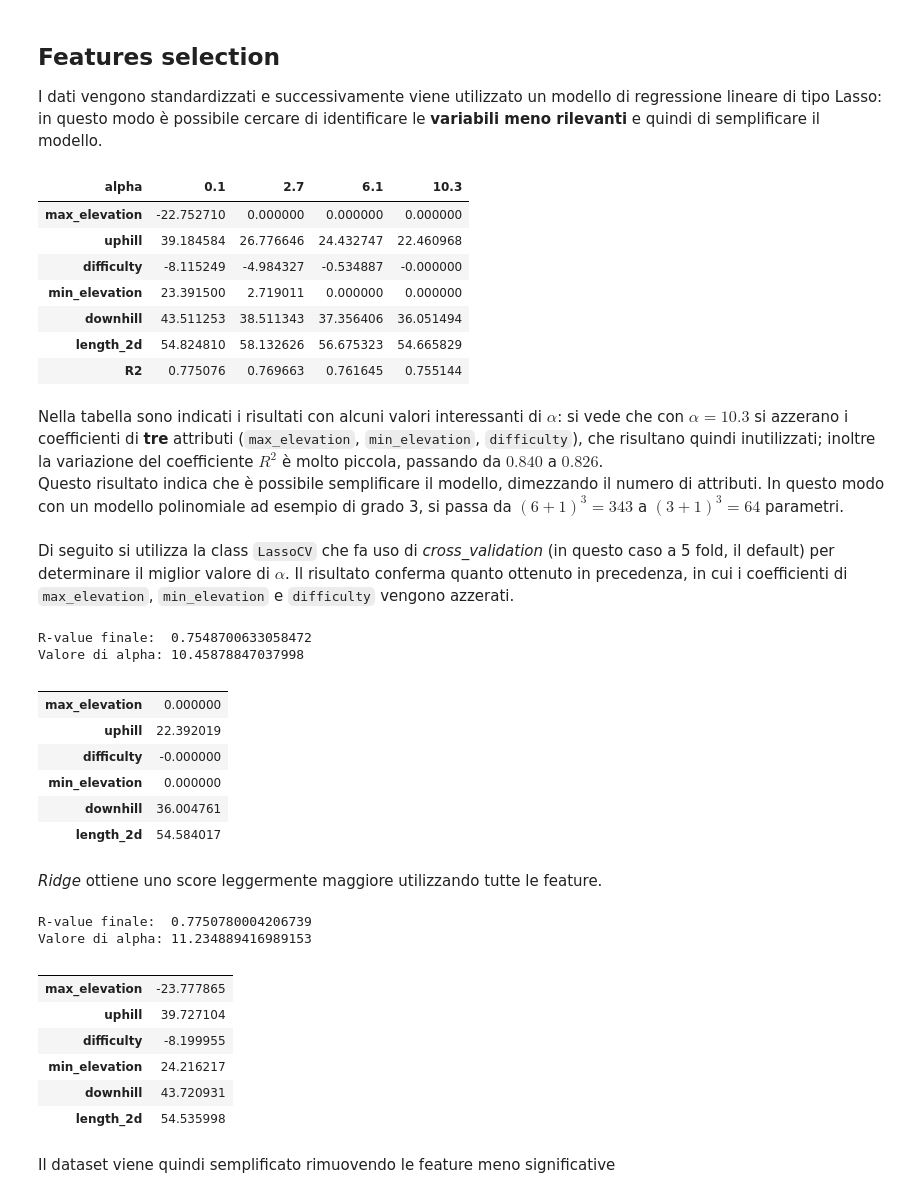
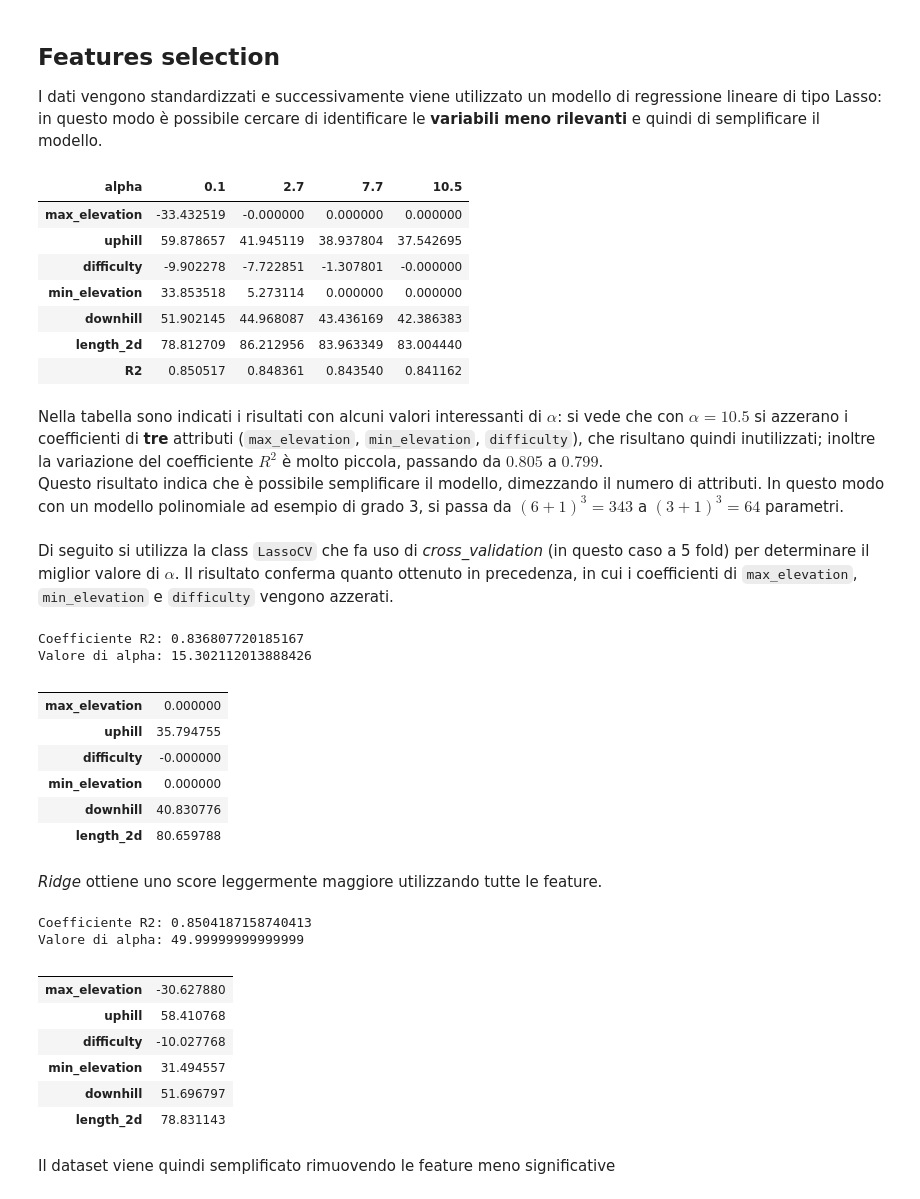
Before and after one commit to Carlovan/hiking-time-predictor, a Jupyter notebook: Progetto.ipynb, the cells around one changed output. Saved outputs shown, nothing was run; the diff lists cells and outputs as text; code cells hidden in the pictures.

```diff
--- a/Progetto.ipynb
+++ b/Progetto.ipynb
@@ -225,3 +225,5 @@ Rimosse 39 istanze
+# %%
+data_clean = data.copy()
 # %% [markdown]
 La variabile dipendente viene separata dalle altre
 # %%
@@ -233,5 +233,3 @@ Una parte del dataset viene salvata separatamente per essere utilizzata come _te
-# %%
-X_tmp, X_test, y, y_test = train_test_split(X_all, y_all, test_size=1/4, shuffle=True, random_state=42)
 # %%
 def ds_split(X, y, **kwargs):
     '''Semplice funzione che suddivide il dataset in train e test set;
@@ -258,92 +240,92 @@ def ds_split(X, y, **kwargs):
 ## Features selection
 I dati vengono standardizzati e successivamente viene utilizzato un modello di regressione lineare di tipo Lasso: in questo modo è possibile cercare di identificare le **variabili meno rilevanti** e quindi di semplificare il modello.
 # %%
-X_train, X_val, y_train, y_val = ds_split(X_tmp, y)
+X_train, X_val, y_train, y_val = ds_split(X_all, y_all)
 
-# Un semplice modello di regressione lineare
+# Un semplice modello di regressione lineare che utilizza Lasso per selezionare le feature interessanti
 lasso_model = Pipeline([
     ('scaler', StandardScaler()),
     ('linreg', Lasso(max_iter=1000))
 ])
 
 def test_model(alpha):
     ''' Addestra il modello con il valore specificato di 'alpha'.
         Restituisce una serie con i coefficienti appresi e il coefficiente R2 del modello'''
     lasso_model.named_steps['linreg'].set_params(alpha=alpha)
     lasso_model.fit(X_train, y_train)
     coeff = lasso_model.named_steps['linreg'].coef_
     r2 = lasso_model.score(X_val, y_val)
     return pd.Series(np.append(coeff, r2), index=alpha_test.index)
 
 # Dataframe per contenere i risultati di vari test effettuati
-alpha_test = pd.DataFrame([], index=np.append(X_tmp.columns, 'R2'))
+alpha_test = pd.DataFrame([], index=np.append(X_train.columns, 'R2'))
 alpha_test.columns.name = 'alpha'
 
-alpha_values = [0.1, 2.7, 6.1, 10.3]
+alpha_values = [0.1, 2.7, 7.7, 10.5]
 for a in alpha_values:
     alpha_test[a] = test_model(a)
 display(alpha_test.style.apply(highlight_zero))
 # %% [output]
-| alpha | 0.1 | 2.7 | 6.1 | 10.3 |
-| max_elevation | -22.752710 | 0.000000 | 0.000000 | 0.000000 |
-| uphill | 39.184584 | 26.776646 | 24.432747 | 22.460968 |
-| difficulty | -8.115249 | -4.984327 | -0.534887 | -0.000000 |
-| min_elevation | 23.391500 | 2.719011 | 0.000000 | 0.000000 |
-| downhill | 43.511253 | 38.511343 | 37.356406 | 36.051494 |
-| length_2d | 54.824810 | 58.132626 | 56.675323 | 54.665829 |
-| R2 | 0.775076 | 0.769663 | 0.761645 | 0.755144 |
+| alpha | 0.1 | 2.7 | 7.7 | 10.5 |
+| max_elevation | -33.432519 | -0.000000 | 0.000000 | 0.000000 |
+| uphill | 59.878657 | 41.945119 | 38.937804 | 37.542695 |
+| difficulty | -9.902278 | -7.722851 | -1.307801 | -0.000000 |
+| min_elevation | 33.853518 | 5.273114 | 0.000000 | 0.000000 |
+| downhill | 51.902145 | 44.968087 | 43.436169 | 42.386383 |
+| length_2d | 78.812709 | 86.212956 | 83.963349 | 83.004440 |
+| R2 | 0.850517 | 0.848361 | 0.843540 | 0.841162 |
 # %% [markdown]
-Nella tabella sono indicati i risultati con alcuni valori interessanti di $\alpha$: si vede che con $\alpha = 10.3$ si azzerano i coefficienti di **tre** attributi (`max_elevation`, `min_elevation`, `difficulty`), che risultano quindi inutilizzati; inoltre la variazione del coefficiente $R^2$ è molto piccola, passando da $0.840$ a $0.826$.
+Nella tabella sono indicati i risultati con alcuni valori interessanti di $\alpha$: si vede che con $\alpha = 10.5$ si azzerano i coefficienti di **tre** attributi (`max_elevation`, `min_elevation`, `difficulty`), che risultano quindi inutilizzati; inoltre la variazione del coefficiente $R^2$ è molto piccola, passando da $0.805$ a $0.799$.
 Questo risultato indica che è possibile semplificare il modello, dimezzando il numero di attributi. In questo modo con un modello polinomiale ad esempio di grado 3, si passa da $(6+1)^3 = 343$ a $(3+1)^3 = 64$ parametri.
 # %% [markdown]
-Di seguito si utilizza la class `LassoCV` che fa uso di _cross_validation_ (in questo caso a 5 fold, il default) per determinare il miglior valore di $\alpha$. Il risultato conferma quanto ottenuto in precedenza, in cui i coefficienti di `max_elevation`, `min_elevation` e `difficulty` vengono azzerati.
+Di seguito si utilizza la class `LassoCV` che fa uso di _cross_validation_ (in questo caso a 5 fold) per determinare il miglior valore di $\alpha$. Il risultato conferma quanto ottenuto in precedenza, in cui i coefficienti di `max_elevation`, `min_elevation` e `difficulty` vengono azzerati.
 # %%
-X_train, X_val, y_train, y_val = ds_split(X_tmp, y)
+X_train, X_val, y_train, y_val = ds_split(X_all, y_all)
 
 # Regressione lineare usando Lasso per la normalizzazione
 lasso_model = Pipeline([
     ('scaler', StandardScaler()),
-    ('linreg', LassoCV(eps=1e-1))
+    ('linreg', LassoCV(eps=1e-1, cv=5))
 ])
 lasso_model.fit(X_train, y_train)
-print('R-value finale:  {}'.format(lasso_model.score(X_val, y_val)))
+print('Coefficiente R2: {}'.format(lasso_model.score(X_val, y_val)))
 print('Valore di alpha: {}'.format(lasso_model.named_steps['linreg'].alpha_))
-pd.DataFrame(lasso_model.named_steps['linreg'].coef_, index=X_tmp.columns, columns=['']).style.apply(highlight_zero)
+pd.DataFrame(lasso_model.named_steps['linreg'].coef_, index=X_train.columns, columns=['']).style.apply(highlight_zero)
 # %% [output]
-R-value finale:  0.7548700633058472
-Valore di alpha: 10.45878847037998
+Coefficiente R2: 0.836807720185167
+Valore di alpha: 15.302112013888426
 |  |  |
 | max_elevation | 0.000000 |
-| uphill | 22.392019 |
+| uphill | 35.794755 |
 | difficulty | -0.000000 |
 | min_elevation | 0.000000 |
-| downhill | 36.004761 |
-| length_2d | 54.584017 |
+| downhill | 40.830776 |
+| length_2d | 80.659788 |
 # %% [markdown]
 _Ridge_ ottiene uno score leggermente maggiore utilizzando tutte le feature.
 # %%
-X_train, X_val, y_train, y_val = ds_split(X_tmp, y)
+X_train, X_val, y_train, y_val = ds_split(X_all, y_all)
 
-ridgecv_alphas = np.geomspace(0.1, 50, 1000)
+ridgecv_alphas = np.geomspace(0.1, 50, 100)
 
 # Regressione lineare usando Ridge per la normalizzazione
 ridge_model = Pipeline([
     ('scaler', StandardScaler()),
-    ('linreg', RidgeCV(alphas=ridgecv_alphas, store_cv_values=True))
+    ('linreg', RidgeCV(alphas=ridgecv_alphas, cv=5))
 ])
 ridge_model.fit(X_train, y_train)
-print('R-value finale:  {}'.format(ridge_model.score(X_val, y_val)))
+print('Coefficiente R2: {}'.format(ridge_model.score(X_val, y_val)))
 print('Valore di alpha: {}'.format(ridge_model.named_steps['linreg'].alpha_))
-pd.DataFrame(ridge_model.named_steps['linreg'].coef_, index=X_tmp.columns, columns=[''])
+pd.DataFrame(ridge_model.named_steps['linreg'].coef_, index=X_train.columns, columns=[''])
 # %% [output]
-R-value finale:  0.7750780004206739
-Valore di alpha: 11.234889416989153
+Coefficiente R2: 0.8504187158740413
+Valore di alpha: 49.99999999999999
 |  |  |
-| max_elevation | -23.777865 |
-| uphill | 39.727104 |
-| difficulty | -8.199955 |
-| min_elevation | 24.216217 |
-| downhill | 43.720931 |
-| length_2d | 54.535998 |
+| max_elevation | -30.627880 |
+| uphill | 58.410768 |
+| difficulty | -10.027768 |
+| min_elevation | 31.494557 |
+| downhill | 51.696797 |
+| length_2d | 78.831143 |
 # %% [markdown]
 Il dataset viene quindi semplificato rimuovendo le feature meno significative
```
Also changed, not shown: parts of 53 cells of this notebook.
